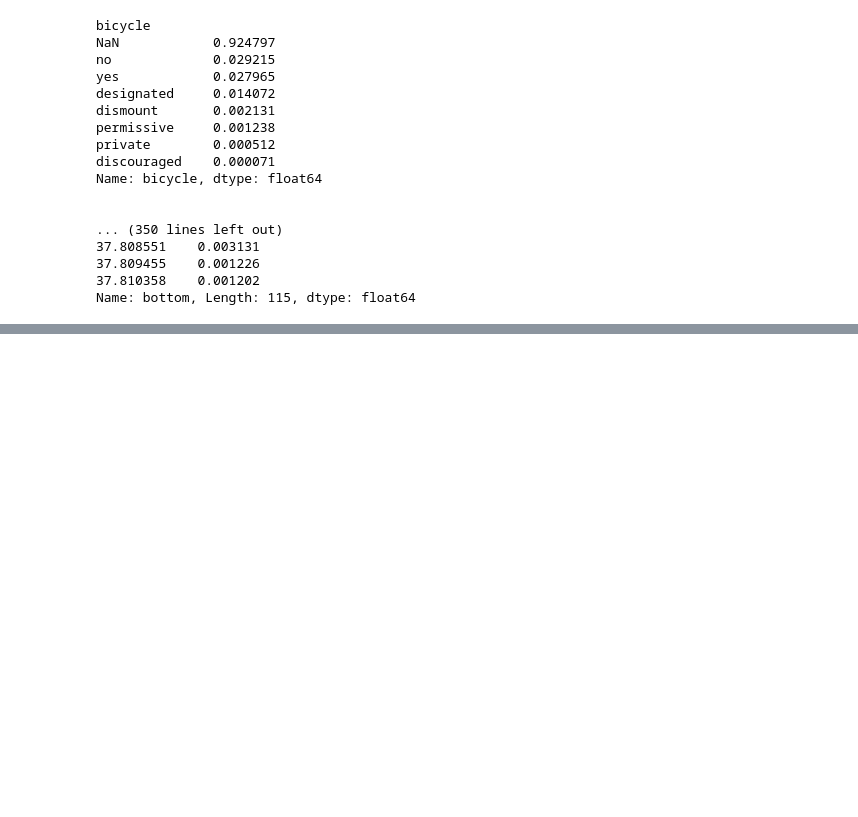
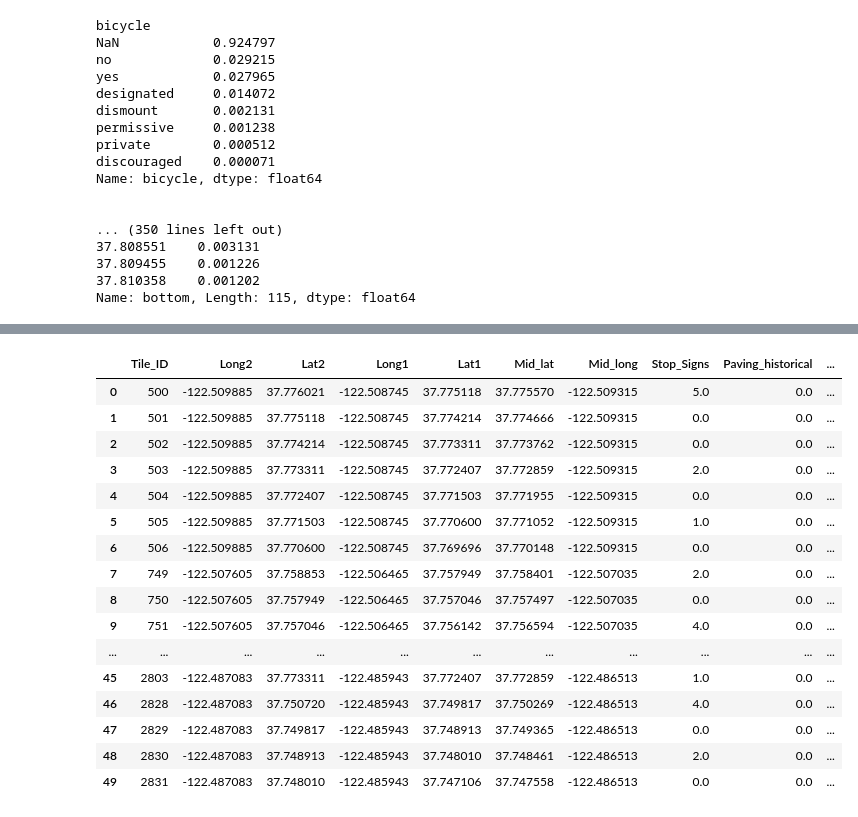
Before and after one commit to arisanguyen/210_Capstone_Aditya_Arisa_Noriel, a Jupyter notebook: EDA_notebooks/split_highways_agg.ipynb, the cells around one changed output, grey strips where cells are left out. Saved outputs shown, nothing was run; the diff lists cells and outputs as text; code cells hidden in the pictures; blank space fills up the shorter version.

```diff
--- a/EDA_notebooks/split_highways_agg.ipynb
+++ b/EDA_notebooks/split_highways_agg.ipynb
@@ -163,2 +163,3 @@ Name: bottom, Length: 115, dtype: float64
 # %%
 df = pd.read_csv('../Data/Road_Vectors_Tiled.csv')
+df = df.rename(columns={"id": "Tile_ID"})
@@ -219,0 +226,2 @@ ParserError: Error tokenizing data. C error: Expected 1 fields in line 27, saw 3
+# %%
+joined_df = df_orig.join(df,on='Tile_ID',how='inner',lsuffix='_left',rsuffix='_right')
@@ -219,0 +237,3 @@ ParserError: Error tokenizing data. C error: Expected 1 fields in line 27, saw 3
+# %%
+joined_df = joined_df.drop(['Tile_ID_left','wkt_geom','fid',
+                'LINEARID','FULLNAME','Tile_ID_right','left','top','right','bottom'],axis=1)
@@ -219,0 +250,20 @@ ParserError: Error tokenizing data. C error: Expected 1 fields in line 27, saw 3
+# %%
+joined_df[joined_df['RTTYP'].isna()].reset_index(drop=True).iloc[0:50,:]
+# %% [output]
+|  | Tile_ID | Long2 | Lat2 | Long1 | Lat1 | Mid_lat | Mid_long | Stop_Signs | Paving_historical | ... |
+| 0 | 500 | -122.509885 | 37.776021 | -122.508745 | 37.775118 | 37.775570 | -122.509315 | 5.0 | 0.0 | ... |
+| 1 | 501 | -122.509885 | 37.775118 | -122.508745 | 37.774214 | 37.774666 | -122.509315 | 0.0 | 0.0 | ... |
+| 2 | 502 | -122.509885 | 37.774214 | -122.508745 | 37.773311 | 37.773762 | -122.509315 | 0.0 | 0.0 | ... |
+| 3 | 503 | -122.509885 | 37.773311 | -122.508745 | 37.772407 | 37.772859 | -122.509315 | 2.0 | 0.0 | ... |
+| 4 | 504 | -122.509885 | 37.772407 | -122.508745 | 37.771503 | 37.771955 | -122.509315 | 0.0 | 0.0 | ... |
+| 5 | 505 | -122.509885 | 37.771503 | -122.508745 | 37.770600 | 37.771052 | -122.509315 | 1.0 | 0.0 | ... |
+| 6 | 506 | -122.509885 | 37.770600 | -122.508745 | 37.769696 | 37.770148 | -122.509315 | 0.0 | 0.0 | ... |
+| 7 | 749 | -122.507605 | 37.758853 | -122.506465 | 37.757949 | 37.758401 | -122.507035 | 2.0 | 0.0 | ... |
+| 8 | 750 | -122.507605 | 37.757949 | -122.506465 | 37.757046 | 37.757497 | -122.507035 | 0.0 | 0.0 | ... |
+| 9 | 751 | -122.507605 | 37.757046 | -122.506465 | 37.756142 | 37.756594 | -122.507035 | 4.0 | 0.0 | ... |
+| ... | ... | ... | ... | ... | ... | ... | ... | ... | ... | ... |
+| 45 | 2803 | -122.487083 | 37.773311 | -122.485943 | 37.772407 | 37.772859 | -122.486513 | 1.0 | 0.0 | ... |
+| 46 | 2828 | -122.487083 | 37.750720 | -122.485943 | 37.749817 | 37.750269 | -122.486513 | 4.0 | 0.0 | ... |
+| 47 | 2829 | -122.487083 | 37.749817 | -122.485943 | 37.748913 | 37.749365 | -122.486513 | 0.0 | 0.0 | ... |
+| 48 | 2830 | -122.487083 | 37.748913 | -122.485943 | 37.748010 | 37.748461 | -122.486513 | 2.0 | 0.0 | ... |
+| 49 | 2831 | -122.487083 | 37.748010 | -122.485943 | 37.747106 | 37.747558 | -122.486513 | 0.0 | 0.0 | ... |
```
Also changed, not shown: parts of 15 cells of this notebook, 1 other file.
